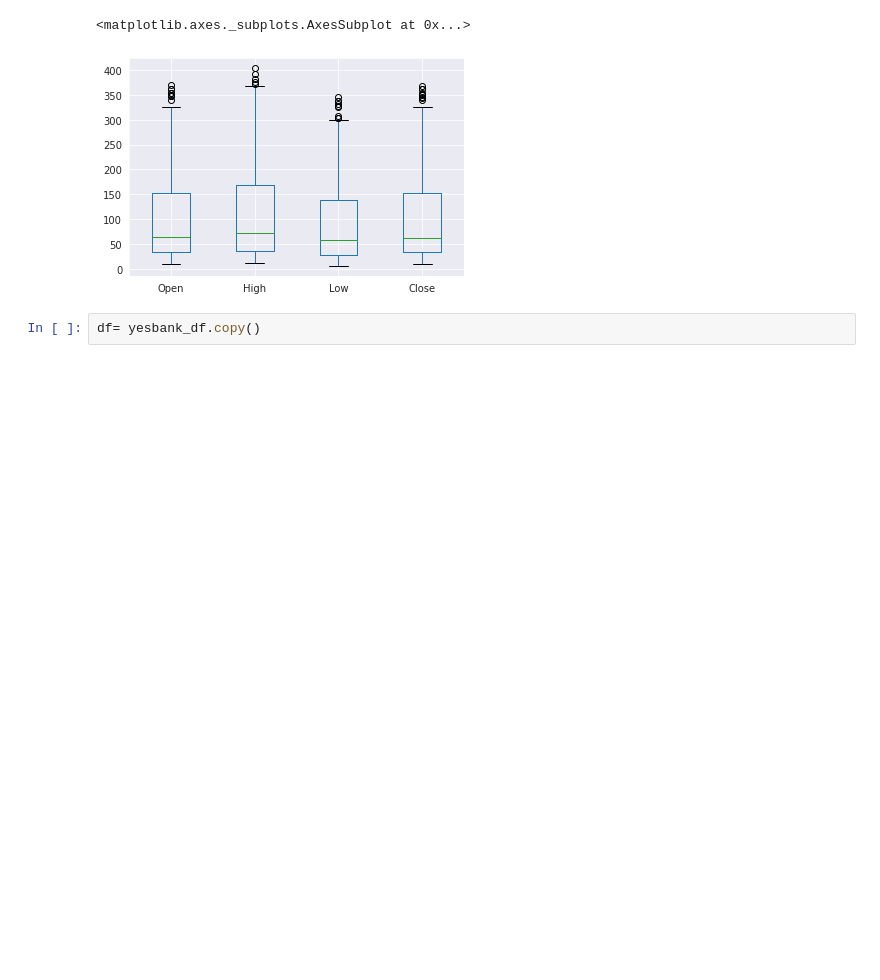
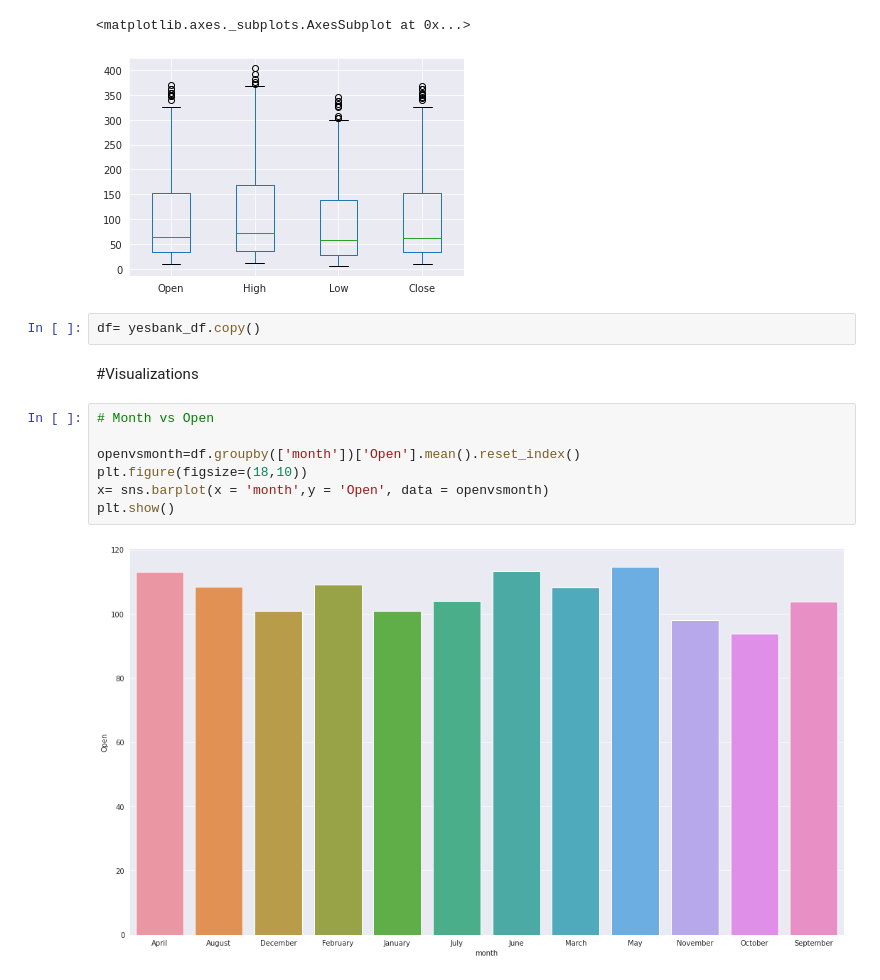
Before and after one commit to shivankb/Yes-Bank-Stock-Closing-Price-Prediction, a Jupyter notebook: yes_bank_stock_closing_price_prediction_ipynb.ipynb, the cells around one changed output. Drawn from its saved outputs; the diff is of its cells as text; blank space fills up the shorter version.

```diff
--- a/yes_bank_stock_closing_price_prediction_ipynb.ipynb
+++ b/yes_bank_stock_closing_price_prediction_ipynb.ipynb
@@ -182,3 +182,14 @@ yesbank_df.boxplot()
 [figure]
 # %%
 df= yesbank_df.copy()
+# %% [markdown]
+#Visualizations
+# %%
+# Month vs Open
+
+openvsmonth=df.groupby(['month'])['Open'].mean().reset_index()
+plt.figure(figsize=(18,10))
+x= sns.barplot(x = 'month',y = 'Open', data = openvsmonth)
+plt.show()
+# %% [output]
+[figure, added]
```
Also changed, not shown: parts of 5 cells of this notebook.
